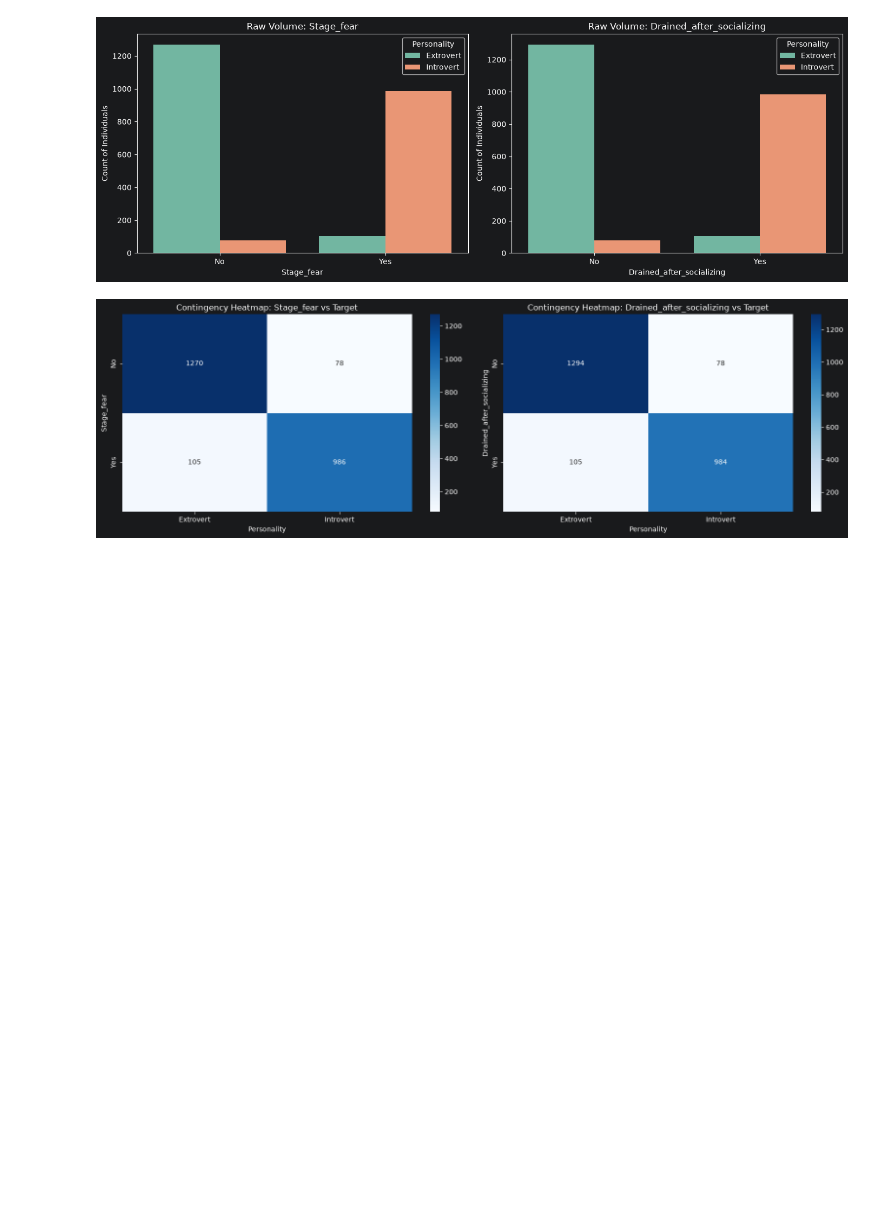
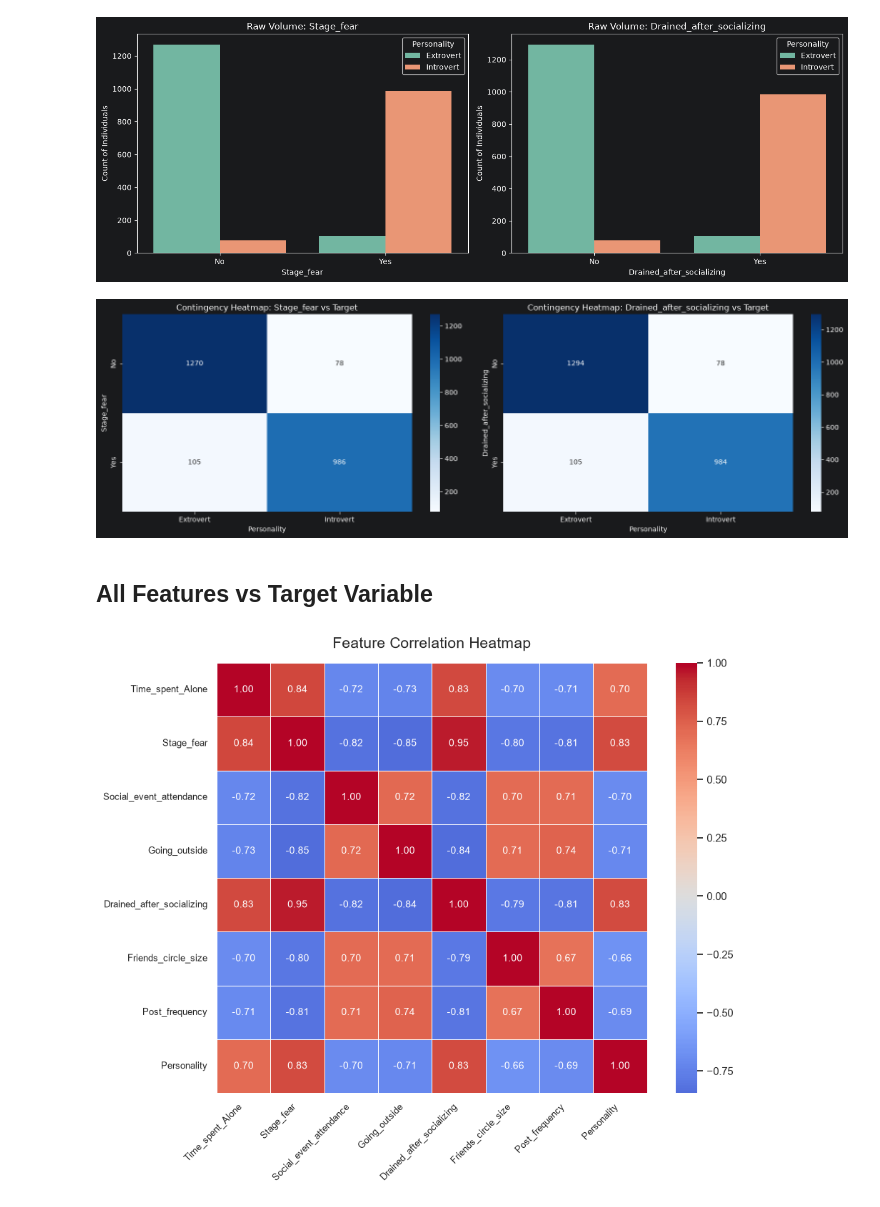
Before and after one commit to MudithMCoder/Introvert-Extrovert-Classification, a Jupyter notebook: pipeline.ipynb, the cells around one changed output. Drawn from its saved outputs; the diff is of its cells as text; code cells hidden in the pictures; blank space fills up the shorter version.

Commit message:
Add feature-target correlation heatmap
Insert notebook cells that encode categorical columns (Stage_fear, Drained_after_socializing, Personality -> binary), compute the dataframe correlation matrix and plot a seaborn heatmap (styled with annot, coolwarm, center=0, figure size, rotated ticks). Also add a Markdown header "All Features vs Target Variable" and include the generated heatmap output in the notebook.

```diff
--- a/pipeline.ipynb
+++ b/pipeline.ipynb
@@ -488,3 +488,36 @@ plt.tight_layout()
 plt.show()
 # %% [output]
 [figure]
+# %% [markdown]
+## All Features vs Target Variable
+# %%
+#  Encode categorical columns
+df["Stage_fear"]              = df["Stage_fear"].map({"Yes": 1, "No": 0})
+df["Drained_after_socializing"] = df["Drained_after_socializing"].map({"Yes": 1, "No": 0})
+df["Personality"]             = df["Personality"].map({"Introvert": 1, "Extrovert": 0})
+
+# Compute correlation matrix
+corr = df.corr()
+
+# Plot heatmap
+plt.figure(figsize=(10, 8))
+
+sns.heatmap(
+    corr,
+    annot=True,
+    fmt=".2f",
+    cmap="coolwarm",
+    center=0,
+    square=True,
+    linewidths=0.5,
+    linecolor="white",
+    annot_kws={"size": 10}
+)
+
+plt.title("Feature Correlation Heatmap", fontsize=15, pad=15)
+plt.xticks(rotation=45, ha="right", fontsize=9)
+plt.yticks(rotation=0, fontsize=9)
+plt.tight_layout()
+plt.show()
+# %% [output]
+[figure, added]
```
